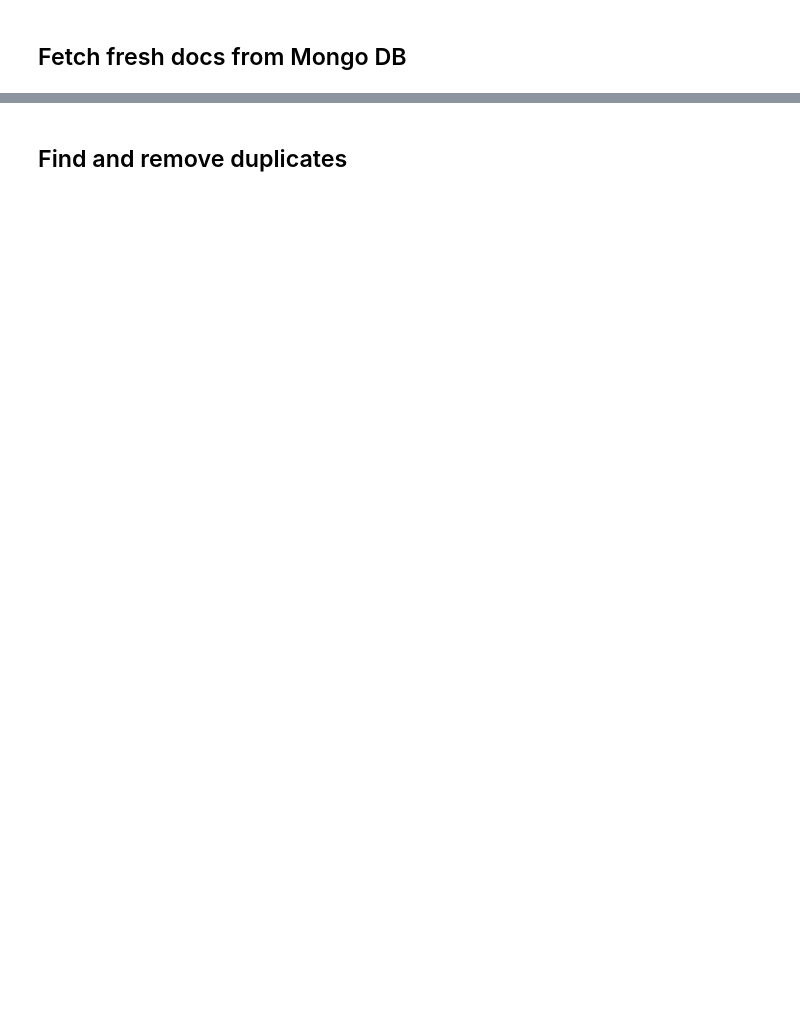
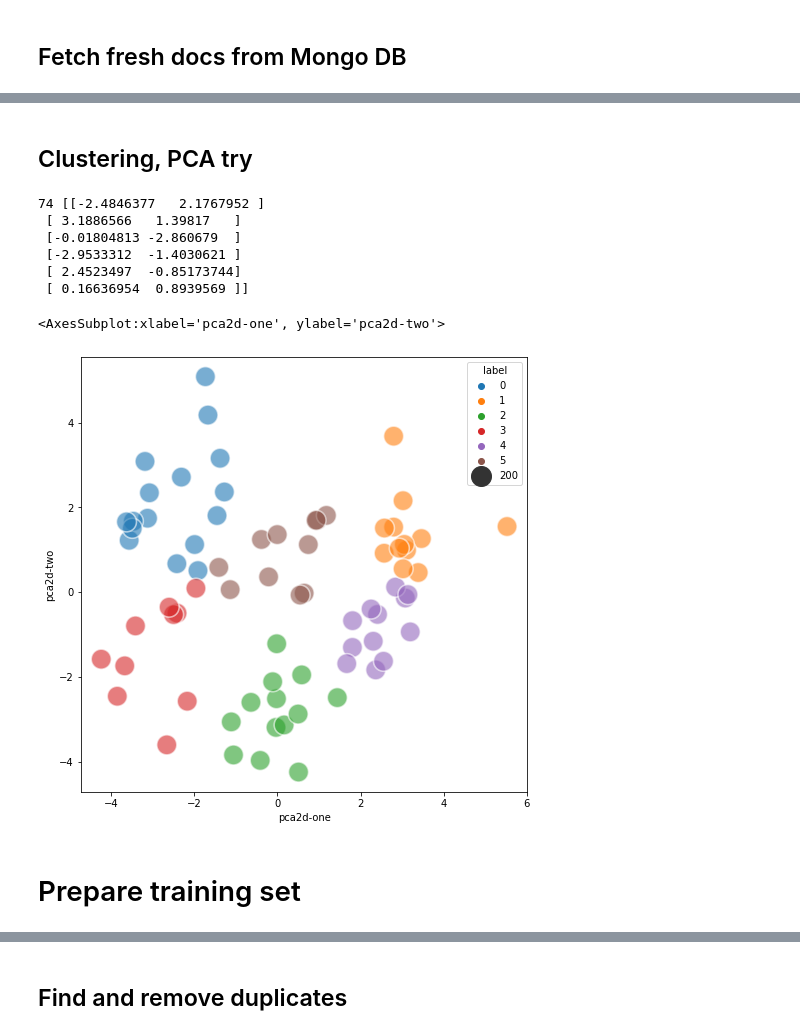
Before and after one commit to LitJane/analyser, a Jupyter notebook: trainsets/export_trainset.ipynb, the cells around one changed output, grey strips where cells are left out. Drawn from its saved outputs; the diff is of its cells as text; code cells hidden in the pictures; blank space fills up the shorter version.

```diff
--- a/trainsets/export_trainset.ipynb
+++ b/trainsets/export_trainset.ipynb
@@ -173,0 +439,39 @@ DB HOST IS: 192.168.10.36
+# %% [markdown]
+## Clustering, PCA try
+# %%
+from sklearn.decomposition import PCA
+
+
+pca = PCA(n_components=2)
+pca_result = pca.fit_transform(embeddings)
+
+df_subset={}
+df_subset['pca2d-one'] = pca_result[:,0]
+df_subset['pca2d-two'] = pca_result[:,1]
+
+
+from sklearn.cluster import KMeans
+import numpy as np
+kmeans = KMeans(n_clusters=6, random_state=0).fit(np.array(pca_result))
+print(len(kmeans.labels_), kmeans.cluster_centers_)
+# print(len(kmeans.labels_), kmeans.labels_)
+
+df_subset['label'] = kmeans.labels_
+
+plt.figure(figsize=(8,8))
+sns.scatterplot(
+    x="pca2d-one", y="pca2d-two",
+    data=df_subset,
+    hue="label", palette="tab10",
+    alpha=0.6, size=[200]*len(kmeans.labels_), sizes=(400, 500)
+)
+# print(pca_result[:3])
+# %% [output]
+74 [[-2.4846377   2.1767952 ]
+ [ 3.1886566   1.39817   ]
+ [-0.01804813 -2.860679  ]
+ [-2.9533312  -1.4030621 ]
+ [ 2.4523497  -0.85173744]
+ [ 0.16636954  0.8939569 ]]
+<AxesSubplot:xlabel='pca2d-one', ylabel='pca2d-two'>
+[figure, added]
@@ -174,3 +486,5 @@ DB HOST IS: 192.168.10.36
+# %% [markdown]
+# Prepare training set
 # %%
 from datetime import datetime
 from math import log1p
```
Also changed, not shown: parts of 35 cells of this notebook.
